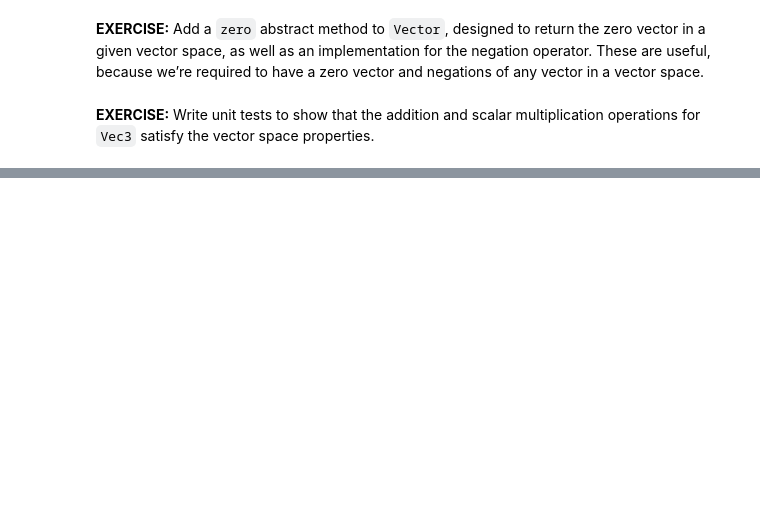
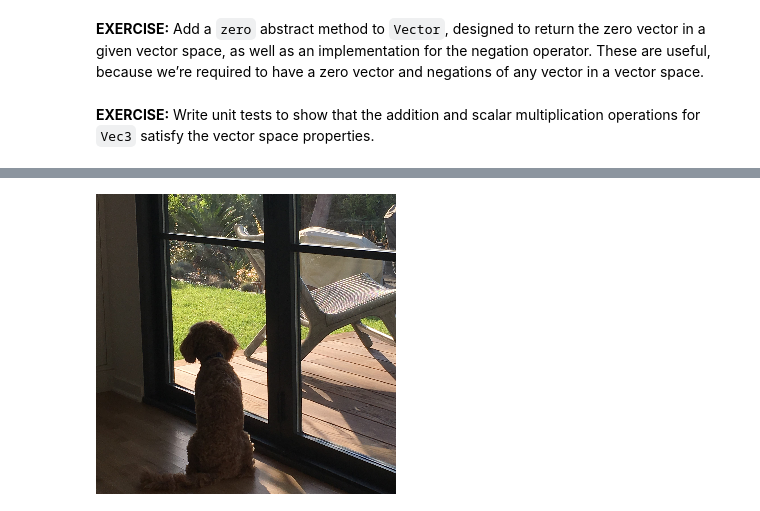
Before and after one commit to saradhimpardha/math_for_programmers, a Jupyter notebook: chapter_06/chapter_06_exercise.ipynb, the cells around one changed output, grey strips where cells are left out. Drawn from its saved outputs; the diff is of its cells as text; code cells hidden in the pictures; blank space fills up the shorter version.

```diff
--- a/chapter_06/chapter_06_exercise.ipynb
+++ b/chapter_06/chapter_06_exercise.ipynb
@@ -320,0 +771,32 @@ for i in range(0,100):
+# %%
+from PIL import Image
+class ImageVector(Vector):
+    size = (300,300) #1
+    def __init__(self,input):
+        try:
+            img = Image.open(input).resize(ImageVector.size) #2
+            self.pixels = img.getdata()
+        except:
+            self.pixels = input #3
+    def image(self):
+        img = Image.new('RGB', ImageVector.size) #4
+        img.putdata([(int(r), int(g), int(b))
+                     for (r,g,b) in self.pixels])
+        return img
+    def add(self,img2): #5
+        return ImageVector([(r1+r2,g1+g2,b1+b2)
+                            for ((r1,g1,b1),(r2,g2,b2))
+                            in zip(self.pixels,img2.pixels)])
+    def scale(self,scalar): #6
+        return ImageVector([(scalar*r,scalar*g,scalar*b)
+                      for (r,g,b) in self.pixels])
+    @classmethod
+    def zero(cls): #7
+        total_pixels = cls.size[0] * cls.size[1]
+        return ImageVector([(0,0,0) for _ in range(0,total_pixels)])
+    def _repr_png_(self): #8
+        return self.image()._repr_png_()
+# %%
+ImageVector('inside.JPG')
+# %% [output]
+[figure, added]
```
Also changed, not shown: parts of 117 cells of this notebook.
